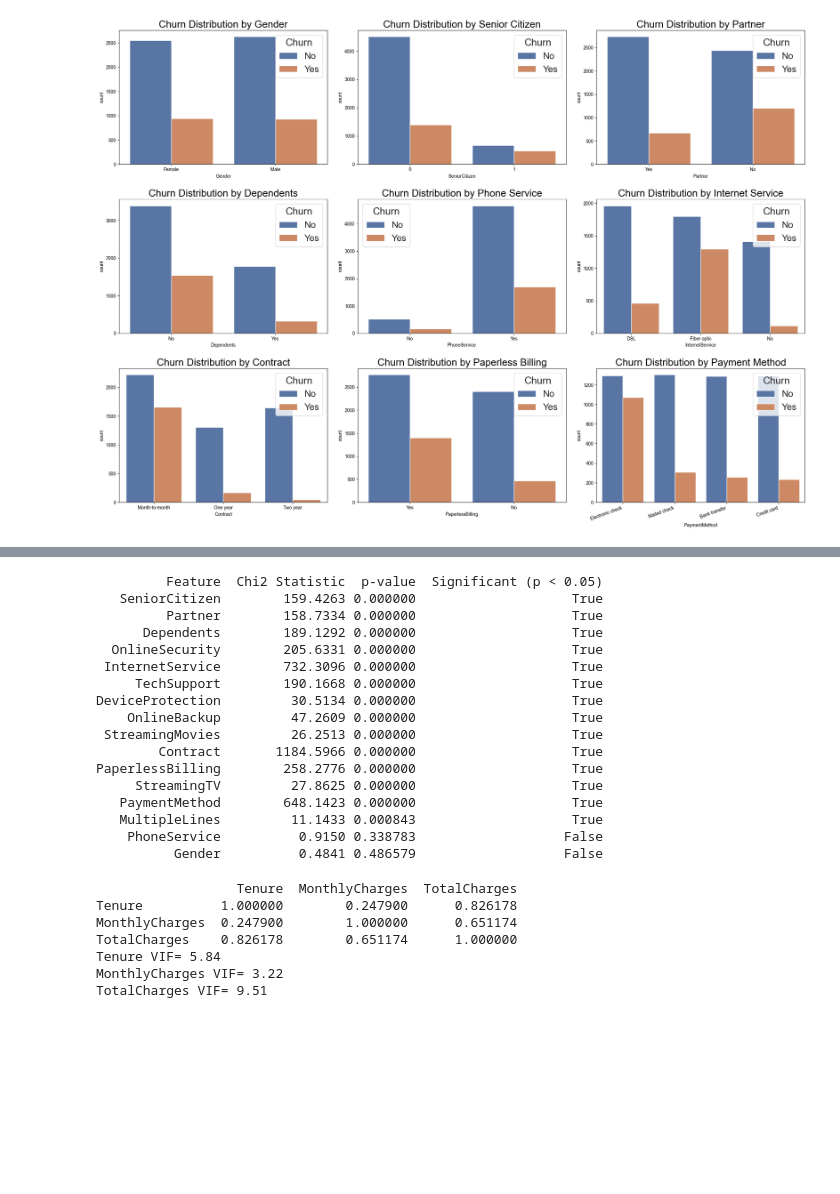
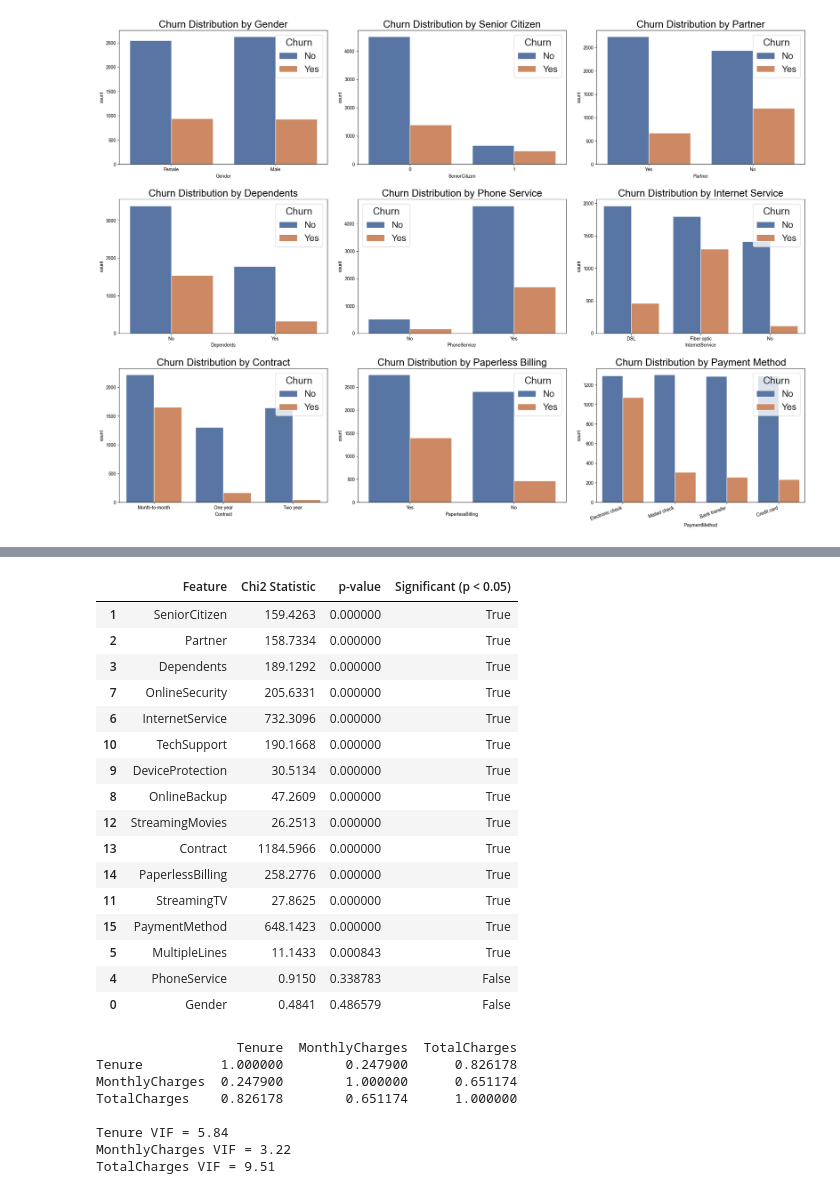
Before and after one commit to JeevikaH22/Customer_Churn_Prediction, a Jupyter notebook: notebooks/EDA.ipynb, the cells around one changed output, grey strips where cells are left out. Cells and saved outputs as stored; diff of their text form; code cells hidden in the pictures; blank space fills up the shorter version.

```diff
--- a/notebooks/EDA.ipynb
+++ b/notebooks/EDA.ipynb
@@ -93,37 +108,36 @@ from scipy.stats import chi2_contingency
 # %%
+# Chi Sq Test
 target_col = 'Churn'
 exclude_cols = ['customerid', 'tenure', 'monthlycharges', 'totalcharges', target_col.lower()]
-
 cat_cols = [c for c in df.columns if c.lower() not in exclude_cols]
-
 results = []
 
 for col in cat_cols:
     contingency_table = pd.crosstab(df[col], df[target_col])
     chi2, p_val, dof, _ = chi2_contingency(contingency_table)
     results.append({
         'Feature': col,
         'Chi2 Statistic': round(chi2, 4),
         'p-value': round(p_val, 6),
         'Significant (p < 0.05)': p_val < 0.05})
 
 results_df = pd.DataFrame(results).sort_values(by='p-value')
-print(results_df.to_string(index=False))
+results_df
 # %% [output]
-         Feature  Chi2 Statistic  p-value  Significant (p < 0.05)
-   SeniorCitizen        159.4263 0.000000                    True
-         Partner        158.7334 0.000000                    True
-      Dependents        189.1292 0.000000                    True
-  OnlineSecurity        205.6331 0.000000                    True
- InternetService        732.3096 0.000000                    True
-     TechSupport        190.1668 0.000000                    True
-DeviceProtection         30.5134 0.000000                    True
-    OnlineBackup         47.2609 0.000000                    True
- StreamingMovies         26.2513 0.000000                    True
-        Contract       1184.5966 0.000000                    True
-PaperlessBilling        258.2776 0.000000                    True
-     StreamingTV         27.8625 0.000000                    True
-   PaymentMethod        648.1423 0.000000                    True
-   MultipleLines         11.1433 0.000843                    True
-    PhoneService          0.9150 0.338783                   False
-          Gender          0.4841 0.486579                   False
+|  | Feature | Chi2 Statistic | p-value | Significant (p < 0.05) |
+| 1 | SeniorCitizen | 159.4263 | 0.000000 | True |
+| 2 | Partner | 158.7334 | 0.000000 | True |
+| 3 | Dependents | 189.1292 | 0.000000 | True |
+| 7 | OnlineSecurity | 205.6331 | 0.000000 | True |
+| 6 | InternetService | 732.3096 | 0.000000 | True |
+| 10 | TechSupport | 190.1668 | 0.000000 | True |
+| 9 | DeviceProtection | 30.5134 | 0.000000 | True |
+| 8 | OnlineBackup | 47.2609 | 0.000000 | True |
+| 12 | StreamingMovies | 26.2513 | 0.000000 | True |
+| 13 | Contract | 1184.5966 | 0.000000 | True |
+| 14 | PaperlessBilling | 258.2776 | 0.000000 | True |
+| 11 | StreamingTV | 27.8625 | 0.000000 | True |
+| 15 | PaymentMethod | 648.1423 | 0.000000 | True |
+| 5 | MultipleLines | 11.1433 | 0.000843 | True |
+| 4 | PhoneService | 0.9150 | 0.338783 | False |
+| 0 | Gender | 0.4841 | 0.486579 | False |
@@ -132,18 +144,18 @@ df = df.drop(columns=['Gender', 'PhoneService'])
 # %%
-from statsmodels.stats.outliers_influence import variance_inflation_factor
-
+# Multicolinearity
 num_df = df[['Tenure', 'MonthlyCharges', 'TotalCharges']]
 print(num_df.corr())
-
+print()
 for i, col in enumerate(num_df.columns):
     vif = variance_inflation_factor(num_df.values, i)
-    print(col, 'VIF=', round(vif,2))
+    print(col, 'VIF =', round(vif, 2))
 # %% [output]
                   Tenure  MonthlyCharges  TotalCharges
 Tenure          1.000000        0.247900      0.826178
 MonthlyCharges  0.247900        1.000000      0.651174
 TotalCharges    0.826178        0.651174      1.000000
-Tenure VIF= 5.84
-MonthlyCharges VIF= 3.22
-TotalCharges VIF= 9.51
+
+Tenure VIF = 5.84
+MonthlyCharges VIF = 3.22
+TotalCharges VIF = 9.51
 # %%
```
Also changed, not shown: parts of 38 cells of this notebook, 3 other files.
